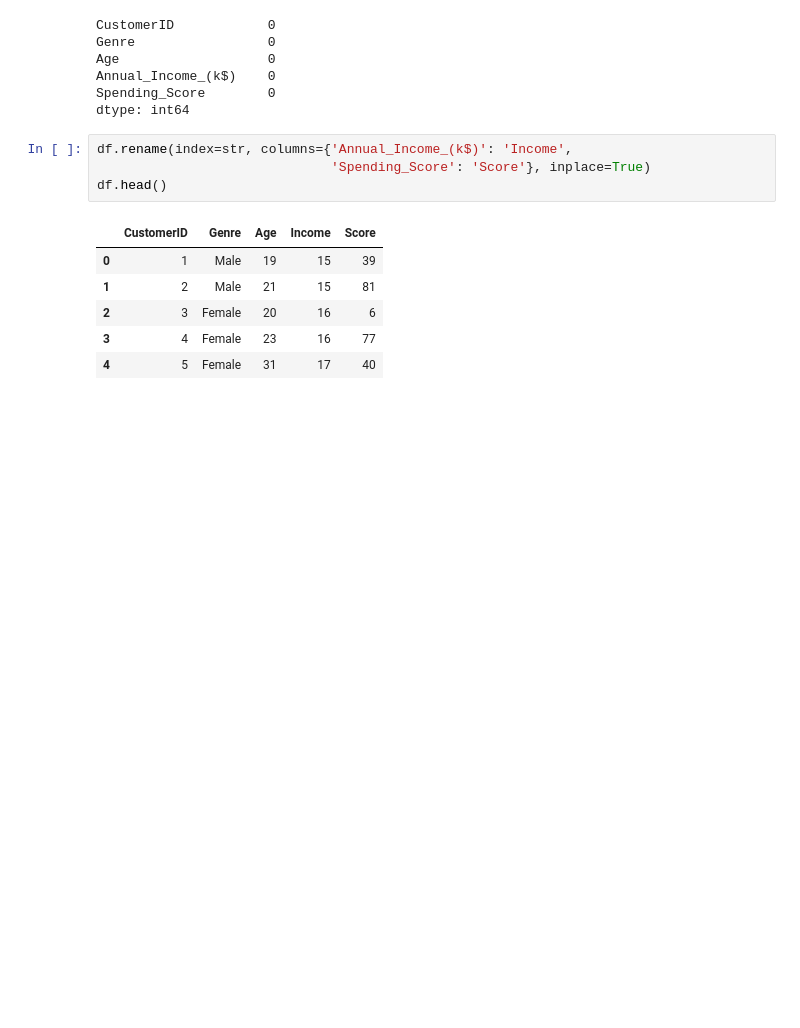
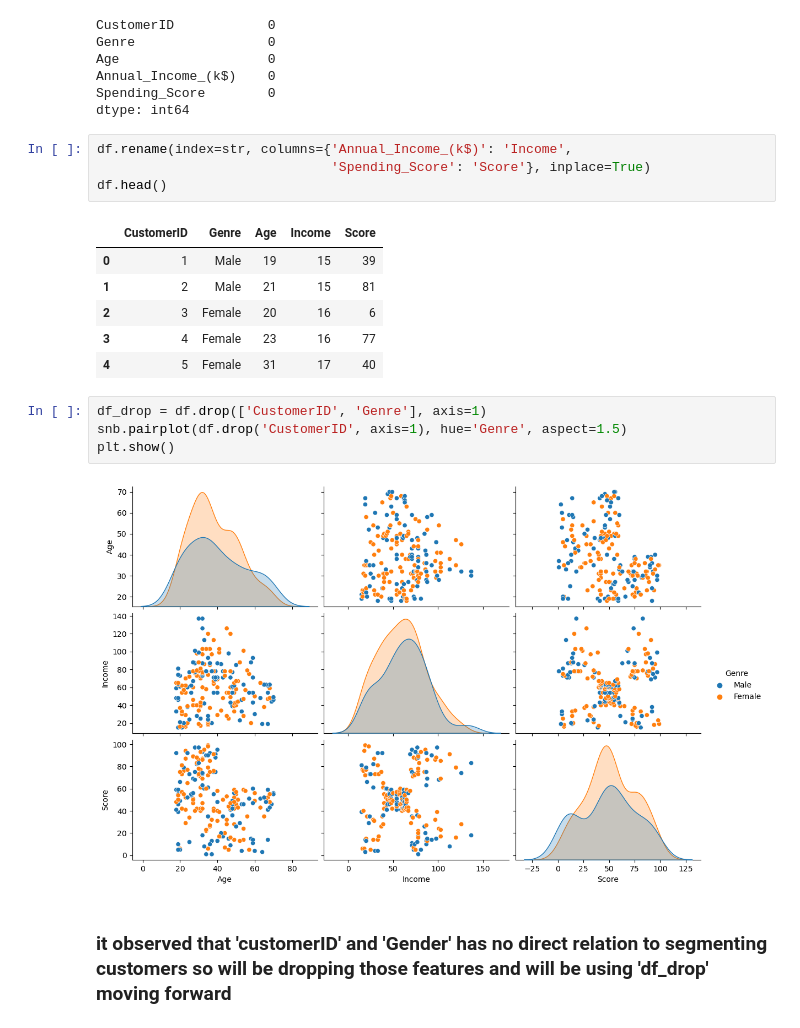
Before and after one commit to VaderSame/Mall-Customers-Segmentation-Dataset-, a Jupyter notebook: Assignment_2_Semal_Shastri.ipynb, the cells around one changed output. Saved outputs shown, nothing was run; the diff lists cells and outputs as text; blank space fills up the shorter version.

Commit message:
Dropped gender and ID features, OMW for kmeans using Manhattan

```diff
--- a/Assignment_2_Semal_Shastri.ipynb
+++ b/Assignment_2_Semal_Shastri.ipynb
@@ -70,3 +94,11 @@ df.head()
 | 2 | 3 | Female | 20 | 16 | 6 |
 | 3 | 4 | Female | 23 | 16 | 77 |
 | 4 | 5 | Female | 31 | 17 | 40 |
+# %%
+df_drop = df.drop(['CustomerID', 'Genre'], axis=1)
+snb.pairplot(df.drop('CustomerID', axis=1), hue='Genre', aspect=1.5)
+plt.show()
+# %% [output]
+[figure, added]
+# %% [markdown]
+### it observed that 'customerID' and 'Gender' has no direct relation to segmenting customers so will be dropping those features and will be using 'df_drop' moving forward
```
Also changed, not shown: parts of 5 cells of this notebook.
